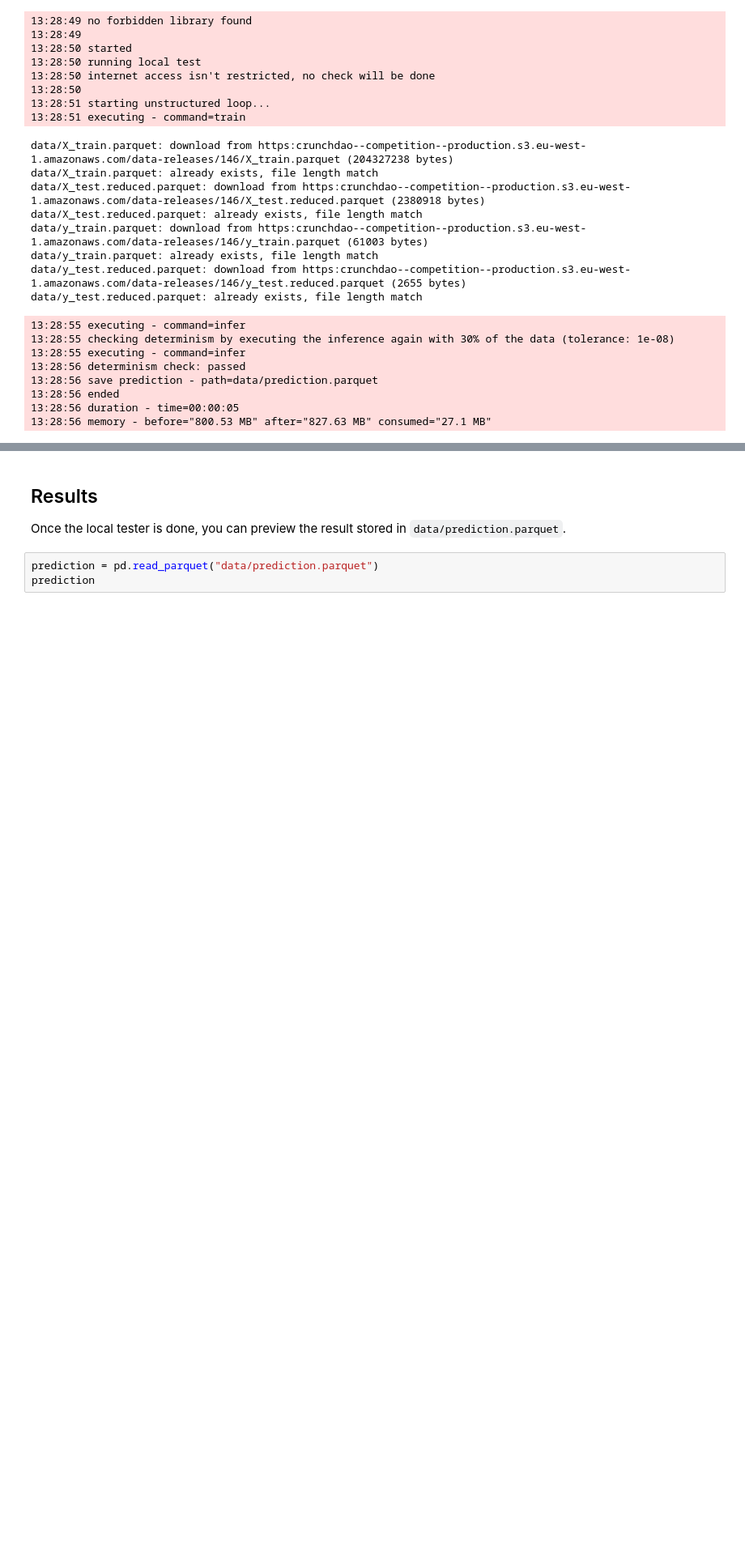
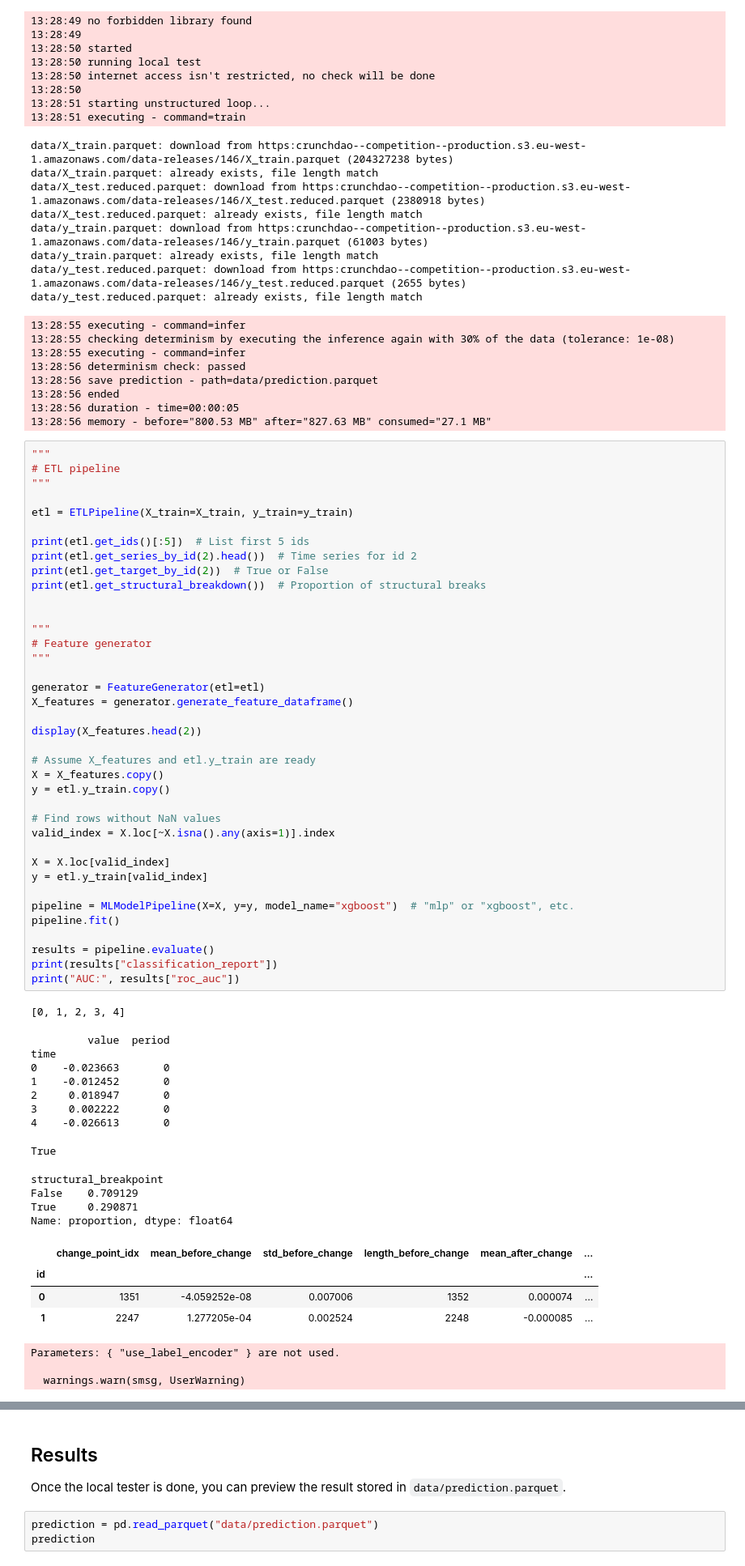
Before and after one commit to aah3/ERP, a Jupyter notebook: competitions/structural-break/quickstarters/baseline/baseline.ipynb, the cells around one changed output, grey strips where cells are left out. Shown: that part at 81% size. Drawn from its saved outputs; the diff is of its cells as text; blank space fills up the shorter version.

```diff
--- a/competitions/structural-break/quickstarters/baseline/baseline.ipynb
+++ b/competitions/structural-break/quickstarters/baseline/baseline.ipynb
@@ -299,3 +628,62 @@ data/y_test.reduced.parquet: already exists, file length match
 13:28:56 ended
 13:28:56 duration - time=00:00:05
 13:28:56 memory - before="800.53 MB" after="827.63 MB" consumed="27.1 MB"
+# %%
+"""
+# ETL pipeline
+"""
+
+etl = ETLPipeline(X_train=X_train, y_train=y_train)
+
+print(etl.get_ids()[:5])  # List first 5 ids
+print(etl.get_series_by_id(2).head())  # Time series for id 2
+print(etl.get_target_by_id(2))  # True or False
+print(etl.get_structural_breakdown())  # Proportion of structural breaks
+
+
+"""
+# Feature generator
+"""
+
+generator = FeatureGenerator(etl=etl)
+X_features = generator.generate_feature_dataframe()
+
+display(X_features.head(2))
+
+# Assume X_features and etl.y_train are ready
+X = X_features.copy()
+y = etl.y_train.copy()
+
+# Find rows without NaN values
+valid_index = X.loc[~X.isna().any(axis=1)].index
+
+X = X.loc[valid_index]
+y = etl.y_train[valid_index]
+
+pipeline = MLModelPipeline(X=X, y=y, model_name="xgboost")  # "mlp" or "xgboost", etc.
+pipeline.fit()
+
+results = pipeline.evaluate()
+print(results["classification_report"])
+print("AUC:", results["roc_auc"])
+# %% [output]
+[0, 1, 2, 3, 4]
+         value  period
+time
+0    -0.023663       0
+1    -0.012452       0
+2     0.018947       0
+3     0.002222       0
+4    -0.026613       0
+True
+structural_breakpoint
+False    0.709129
+True     0.290871
+Name: proportion, dtype: float64
+|  | change_point_idx | mean_before_change | std_before_change | length_before_change | mean_after_change | ... |
+| id |  |  |  |  |  | ... |
+| 0 | 1351 | -4.059252e-08 | 0.007006 | 1352 | 0.000074 | ... |
+| 1 | 2247 | 1.277205e-04 | 0.002524 | 2248 | -0.000085 | ... |
+Parameters: { "use_label_encoder" } are not used.
+
+  warnings.warn(smsg, UserWarning)
```
Also changed, not shown: parts of 3 cells of this notebook.
